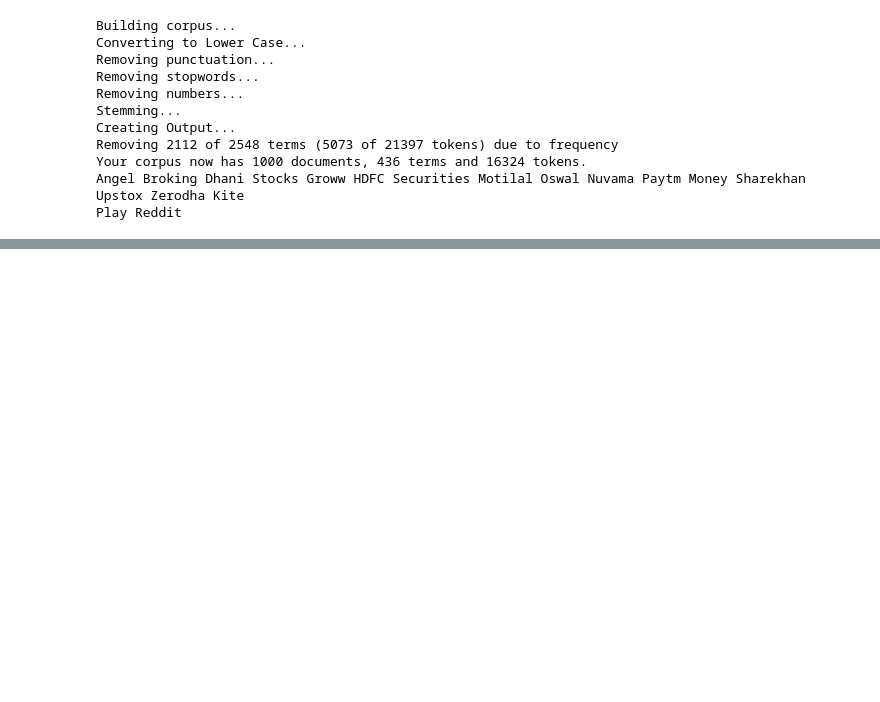
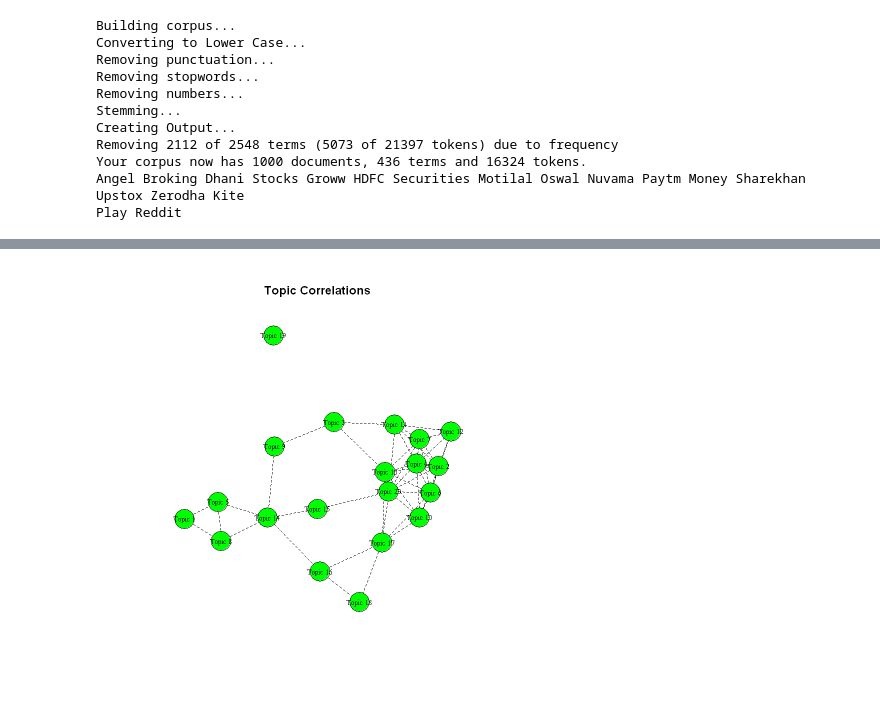
Before and after one commit to Joy2225/Trading-Platform-Review-Analysis, a Jupyter notebook: Test.ipynb, the cells around one changed output, grey strips where cells are left out. Saved outputs shown, nothing was run; the diff lists cells and outputs as text; code cells hidden in the pictures; blank space fills up the shorter version.

```diff
--- a/Test.ipynb
+++ b/Test.ipynb
@@ -383,0 +489,10 @@ Model Converged
+# %%
+
+# Graphical display of topic correlations
+
+topic_correlation <- topicCorr(Third_STM)
+
+# Plot the correlations between topics
+plot(topic_correlation, main = "Topic Correlations")
+# %% [output]
+[figure, added]
```
Also changed, not shown: parts of 16 cells of this notebook.
